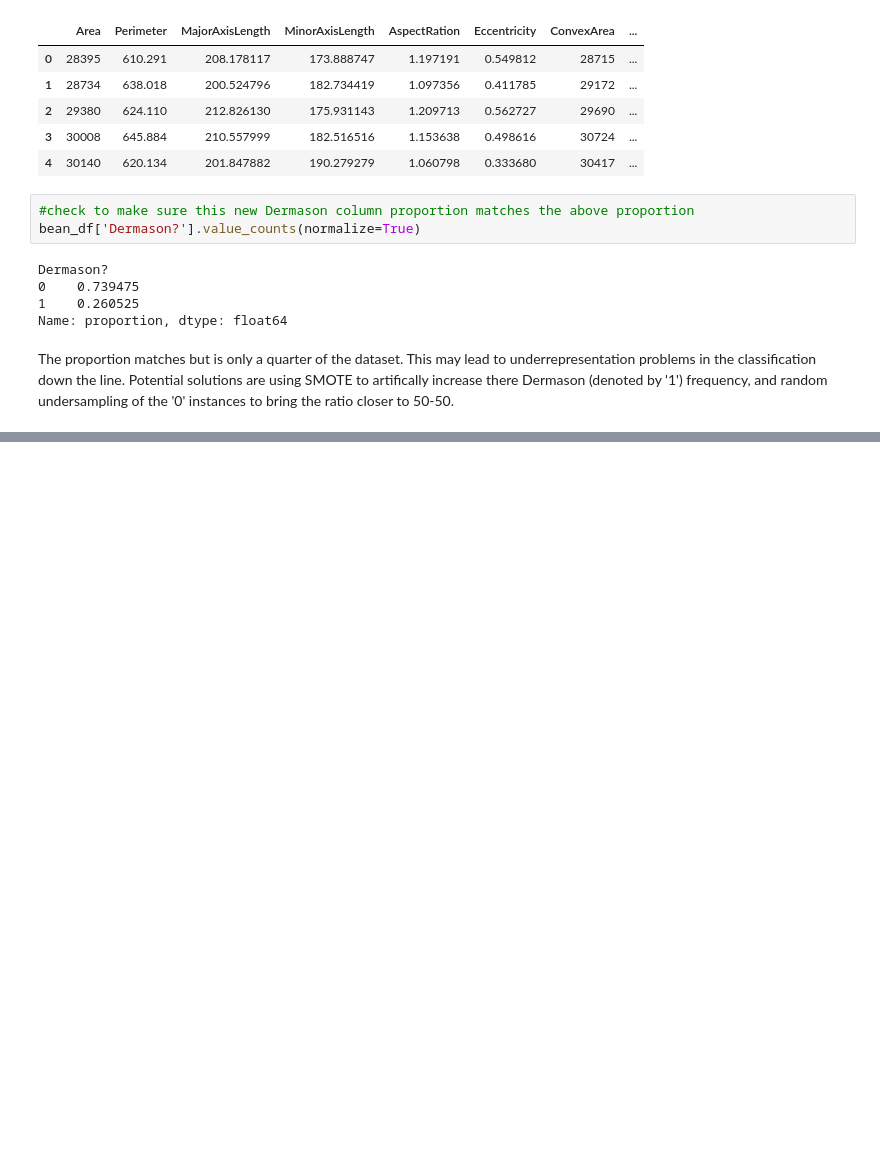
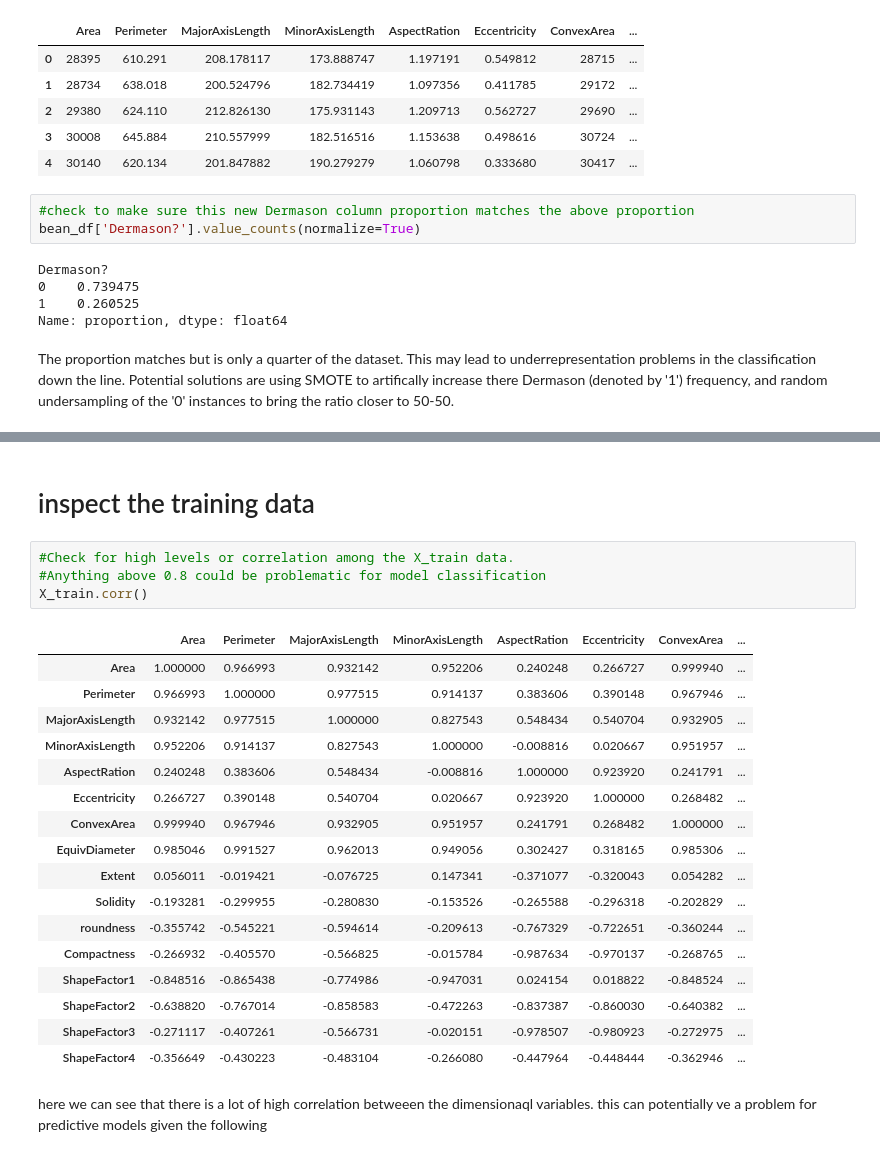
Before and after one commit to AndrewReusche/Bean_recognition_analysis, a Jupyter notebook: V2_exploratory_bean_analysis.ipynb, the cells around one changed output, grey strips where cells are left out. Drawn from its saved outputs; the diff is of its cells as text; blank space fills up the shorter version.

```diff
--- a/V2_exploratory_bean_analysis.ipynb
+++ b/V2_exploratory_bean_analysis.ipynb
@@ -108,0 +129,26 @@ The proportion matches but is only a quarter of the dataset. This may lead to un
+# %% [markdown]
+# inspect the training data
+# %%
+#Check for high levels or correlation among the X_train data.
+#Anything above 0.8 could be problematic for model classification
+X_train.corr()
+# %% [output]
+|  | Area | Perimeter | MajorAxisLength | MinorAxisLength | AspectRation | Eccentricity | ConvexArea | ... |
+| Area | 1.000000 | 0.966993 | 0.932142 | 0.952206 | 0.240248 | 0.266727 | 0.999940 | ... |
+| Perimeter | 0.966993 | 1.000000 | 0.977515 | 0.914137 | 0.383606 | 0.390148 | 0.967946 | ... |
+| MajorAxisLength | 0.932142 | 0.977515 | 1.000000 | 0.827543 | 0.548434 | 0.540704 | 0.932905 | ... |
+| MinorAxisLength | 0.952206 | 0.914137 | 0.827543 | 1.000000 | -0.008816 | 0.020667 | 0.951957 | ... |
+| AspectRation | 0.240248 | 0.383606 | 0.548434 | -0.008816 | 1.000000 | 0.923920 | 0.241791 | ... |
+| Eccentricity | 0.266727 | 0.390148 | 0.540704 | 0.020667 | 0.923920 | 1.000000 | 0.268482 | ... |
+| ConvexArea | 0.999940 | 0.967946 | 0.932905 | 0.951957 | 0.241791 | 0.268482 | 1.000000 | ... |
+| EquivDiameter | 0.985046 | 0.991527 | 0.962013 | 0.949056 | 0.302427 | 0.318165 | 0.985306 | ... |
+| Extent | 0.056011 | -0.019421 | -0.076725 | 0.147341 | -0.371077 | -0.320043 | 0.054282 | ... |
+| Solidity | -0.193281 | -0.299955 | -0.280830 | -0.153526 | -0.265588 | -0.296318 | -0.202829 | ... |
+| roundness | -0.355742 | -0.545221 | -0.594614 | -0.209613 | -0.767329 | -0.722651 | -0.360244 | ... |
+| Compactness | -0.266932 | -0.405570 | -0.566825 | -0.015784 | -0.987634 | -0.970137 | -0.268765 | ... |
+| ShapeFactor1 | -0.848516 | -0.865438 | -0.774986 | -0.947031 | 0.024154 | 0.018822 | -0.848524 | ... |
+| ShapeFactor2 | -0.638820 | -0.767014 | -0.858583 | -0.472263 | -0.837387 | -0.860030 | -0.640382 | ... |
+| ShapeFactor3 | -0.271117 | -0.407261 | -0.566731 | -0.020151 | -0.978507 | -0.980923 | -0.272975 | ... |
+| ShapeFactor4 | -0.356649 | -0.430223 | -0.483104 | -0.266080 | -0.447964 | -0.448444 | -0.362946 | ... |
+# %% [markdown]
+here we can see that there is a lot of high correlation betweeen the dimensionaql variables. this can potentially ve a problem for predictive models given the following
```
Also changed, not shown: parts of 14 cells of this notebook.
